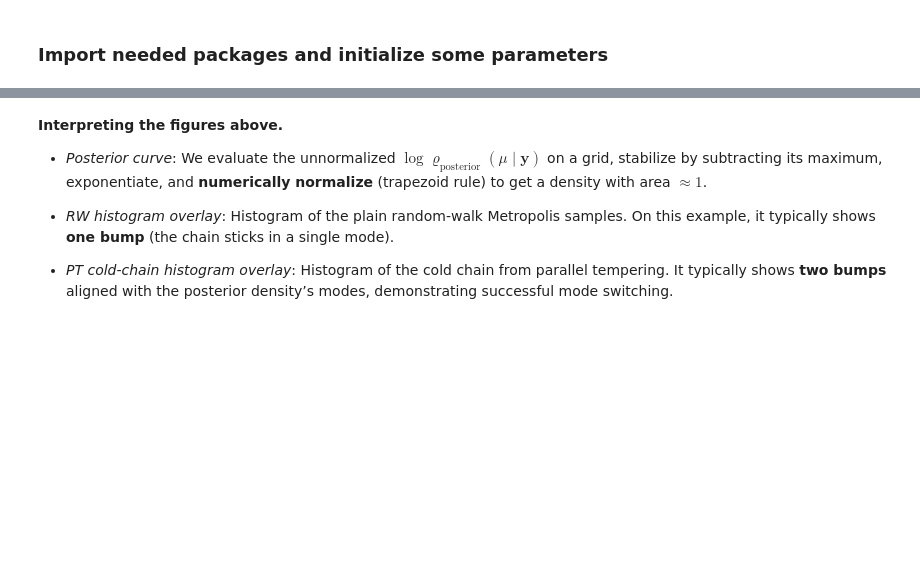
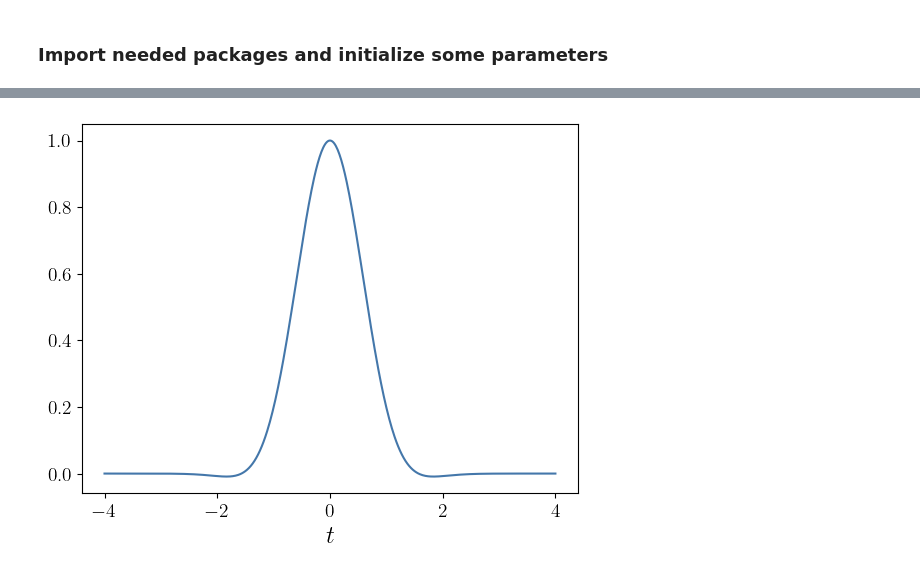
Before and after one commit to QMCSoftware/MATH565Fall2025, a Jupyter notebook: notebooks/KeisterExample.ipynb, the cells around one changed output, grey strips where cells are left out. Cells and saved outputs as stored; diff of their text form; code cells hidden in the pictures; blank space fills up the shorter version.

Commit message:
Update Keister

```diff
--- a/notebooks/KeisterExample.ipynb
+++ b/notebooks/KeisterExample.ipynb
@@ -339,16 +57,0 @@ Then print the results
-# %%
-# --- Print summary of RW–MH runs (using precomputed MMDs) ---
-print(rf"MCMC Metropolis   (AR n = {AR_info['accepted']:.0f}, time = {AR_info['elapsed_time']:.3f} s)")
-print(f"{'n':>8}  {'Start x₀':>10}  {'proposal σ':>12}  {'MMD':>9}  {'run time [s]':>16}  {'accept %':>10}")
-
-for cfg, samples, summ in results:
-    n  = int(cfg["n"])
-    x0_arr = np.asarray(cfg["x0"], float).ravel()
-    x0_str = "(" + ",".join(f"{v:.2f}" for v in x0_arr) + ")"
-    sd = float(cfg["sd"])
-    m  = float(cfg["MMD"])                 # use precomputed MMD only
-    t  = float(summ.elapsed_s)
-    r  = float(summ.accept_rate) * 100.0
-
-    # spacing: each numeric column gets its own field width
-    print(f"{n:8d}  {x0_str:>12}  {sd:8.3g}  {m:14.6e}  {t:10.3f}  {r:10.1f}%")
@@ -365,18 +57,0 @@ We can do the same computation but with the unbiased estimator, which ignores th
-# %%
-for cfg, samples, _ in results:
-    cfg["UMMD"] = mmd(AR_samples, samples, biased=False)
-
-print(rf"MCMC Metropolis   (AR n = {AR_info['accepted']:.0f}, time = {AR_info['elapsed_time']:.3f} s)")
-print(f"{'n':>8}  {'Start x₀':>10}  {'proposal σ':>12}  {'Unbiased MMD':>9}  {'run time [s]':>16}  {'accept %':>10}")
-
-for cfg, samples, summ in results:
-    n  = int(cfg["n"])
-    x0_arr = np.asarray(cfg["x0"], float).ravel()
-    x0_str = "(" + ",".join(f"{v:.2f}" for v in x0_arr) + ")"
-    sd = float(cfg["sd"])
-    m  = float(cfg["UMMD"])                 # use precomputed MMD only
-    t  = float(summ.elapsed_s)
-    r  = float(summ.accept_rate) * 100.0
-
-    # spacing: each numeric column gets its own field width
-    print(f"{n:8d}  {x0_str:>12}  {sd:8.3g}  {m:14.6e}  {t:10.3f}  {r:10.1f}%")
@@ -642,17 +58,10 @@ PT | swap=84.1% | accept(cold)=69.7% |   4074 ms
-# %% [markdown]
-<div class="highlight-note">
-
-**Interpreting the figures above.**
-
-- *Posterior curve*: We evaluate the unnormalized $\log \varrho_{\text{posterior}}(\mu\mid \boldsymbol{y})$ on a grid, stabilize by
-subtracting its maximum, exponentiate, and **numerically normalize** (trapezoid rule) to get a
-density with area $\approx 1$.
-
-- *RW histogram overlay*: Histogram of the plain random-walk Metropolis samples. On this example,
-it typically shows **one bump** (the chain sticks in a single mode).
-
-- *PT cold-chain histogram overlay*: Histogram of the cold chain from parallel tempering. It
-typically shows **two bumps** aligned with the posterior density’s modes, demonstrating successful
-mode switching.
-
-</div>
+# %%
+def Keister(t):
+    norm2t = np.sum(t*t,axis=1)
+    return np.cos(np.sqrt(norm2t))*np.exp(-norm2t)
+
+t_plot = np.linspace(-4,4,500)[:, None]
+plt.plot(t_plot,Keister(t_plot))
+plt.xlabel("$t$");
+# %% [output]
+[figure, added]
```
Also changed, not shown: parts of 34 cells of this notebook.
